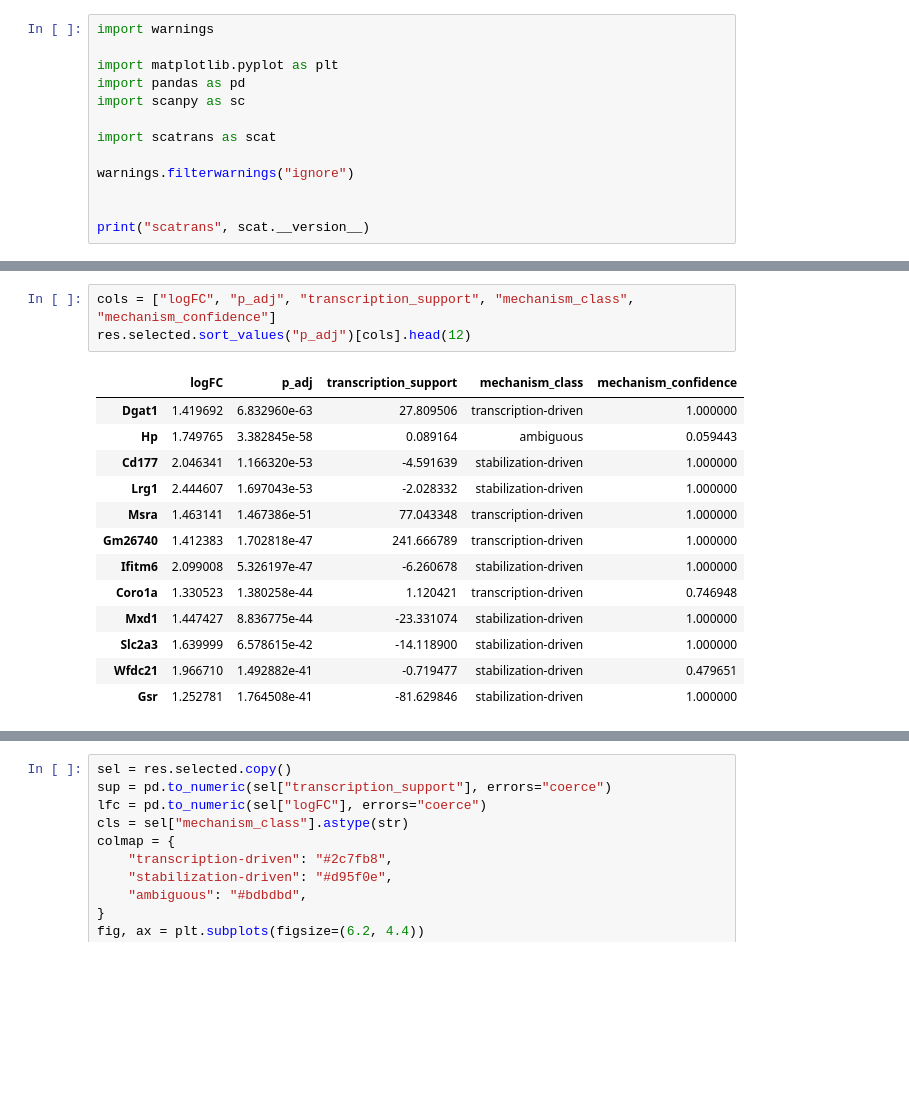
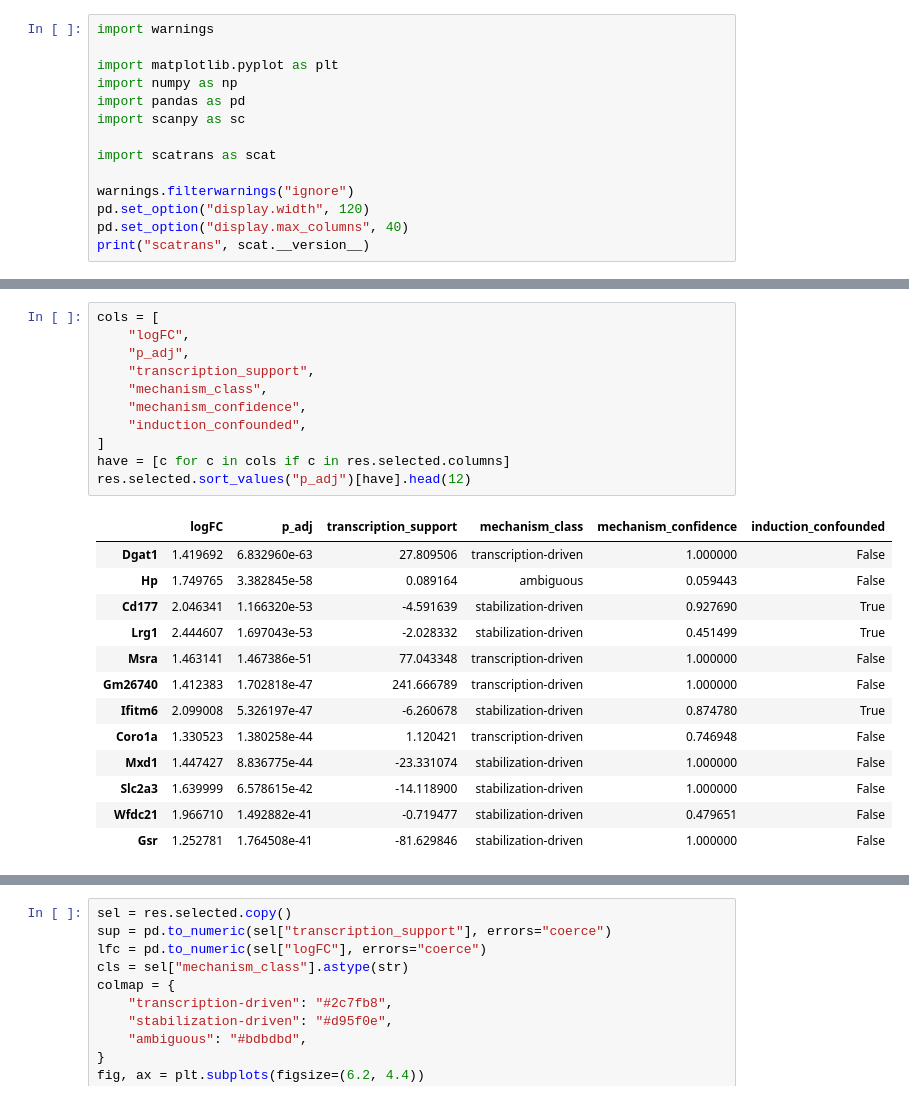
Before and after one commit to leelieber2025/scATrans, a Jupyter notebook: docs/tutorials/t_ga_active_transcription.ipynb, the cells around one changed output, grey strips where cells are left out. Saved outputs shown, nothing was run; the diff lists cells and outputs as text; blank space fills up the shorter version.

```diff
--- a/docs/tutorials/t_ga_active_transcription.ipynb
+++ b/docs/tutorials/t_ga_active_transcription.ipynb
@@ -16,13 +24,14 @@ program-level pathway calls and pluggable DE sources, see the
 import warnings
 
 import matplotlib.pyplot as plt
+import numpy as np
 import pandas as pd
 import scanpy as sc
 
 import scatrans as scat
 
 warnings.filterwarnings("ignore")
-
-
+pd.set_option("display.width", 120)
+pd.set_option("display.max_columns", 40)
 print("scatrans", scat.__version__)
 # %% [output]
@@ -84,17 +99,25 @@ program-level inference for claims.
 # %%
-cols = ["logFC", "p_adj", "transcription_support", "mechanism_class", "mechanism_confidence"]
-res.selected.sort_values("p_adj")[cols].head(12)
+cols = [
+    "logFC",
+    "p_adj",
+    "transcription_support",
+    "mechanism_class",
+    "mechanism_confidence",
+    "induction_confounded",
+]
+have = [c for c in cols if c in res.selected.columns]
+res.selected.sort_values("p_adj")[have].head(12)
 # %% [output]
-|  | logFC | p_adj | transcription_support | mechanism_class | mechanism_confidence |
-| Dgat1 | 1.419692 | 6.832960e-63 | 27.809506 | transcription-driven | 1.000000 |
-| Hp | 1.749765 | 3.382845e-58 | 0.089164 | ambiguous | 0.059443 |
-| Cd177 | 2.046341 | 1.166320e-53 | -4.591639 | stabilization-driven | 1.000000 |
-| Lrg1 | 2.444607 | 1.697043e-53 | -2.028332 | stabilization-driven | 1.000000 |
-| Msra | 1.463141 | 1.467386e-51 | 77.043348 | transcription-driven | 1.000000 |
-| Gm26740 | 1.412383 | 1.702818e-47 | 241.666789 | transcription-driven | 1.000000 |
-| Ifitm6 | 2.099008 | 5.326197e-47 | -6.260678 | stabilization-driven | 1.000000 |
-| Coro1a | 1.330523 | 1.380258e-44 | 1.120421 | transcription-driven | 0.746948 |
-| Mxd1 | 1.447427 | 8.836775e-44 | -23.331074 | stabilization-driven | 1.000000 |
-| Slc2a3 | 1.639999 | 6.578615e-42 | -14.118900 | stabilization-driven | 1.000000 |
-| Wfdc21 | 1.966710 | 1.492882e-41 | -0.719477 | stabilization-driven | 0.479651 |
-| Gsr | 1.252781 | 1.764508e-41 | -81.629846 | stabilization-driven | 1.000000 |
+|  | logFC | p_adj | transcription_support | mechanism_class | mechanism_confidence | induction_confounded |
+| Dgat1 | 1.419692 | 6.832960e-63 | 27.809506 | transcription-driven | 1.000000 | False |
+| Hp | 1.749765 | 3.382845e-58 | 0.089164 | ambiguous | 0.059443 | False |
+| Cd177 | 2.046341 | 1.166320e-53 | -4.591639 | stabilization-driven | 0.927690 | True |
+| Lrg1 | 2.444607 | 1.697043e-53 | -2.028332 | stabilization-driven | 0.451499 | True |
+| Msra | 1.463141 | 1.467386e-51 | 77.043348 | transcription-driven | 1.000000 | False |
+| Gm26740 | 1.412383 | 1.702818e-47 | 241.666789 | transcription-driven | 1.000000 | False |
+| Ifitm6 | 2.099008 | 5.326197e-47 | -6.260678 | stabilization-driven | 0.874780 | True |
+| Coro1a | 1.330523 | 1.380258e-44 | 1.120421 | transcription-driven | 0.746948 | False |
+| Mxd1 | 1.447427 | 8.836775e-44 | -23.331074 | stabilization-driven | 1.000000 | False |
+| Slc2a3 | 1.639999 | 6.578615e-42 | -14.118900 | stabilization-driven | 1.000000 | False |
+| Wfdc21 | 1.966710 | 1.492882e-41 | -0.719477 | stabilization-driven | 0.479651 | False |
+| Gsr | 1.252781 | 1.764508e-41 | -81.629846 | stabilization-driven | 1.000000 | False |
```
Also changed, not shown: parts of 27 cells of this notebook, 45 other files.
